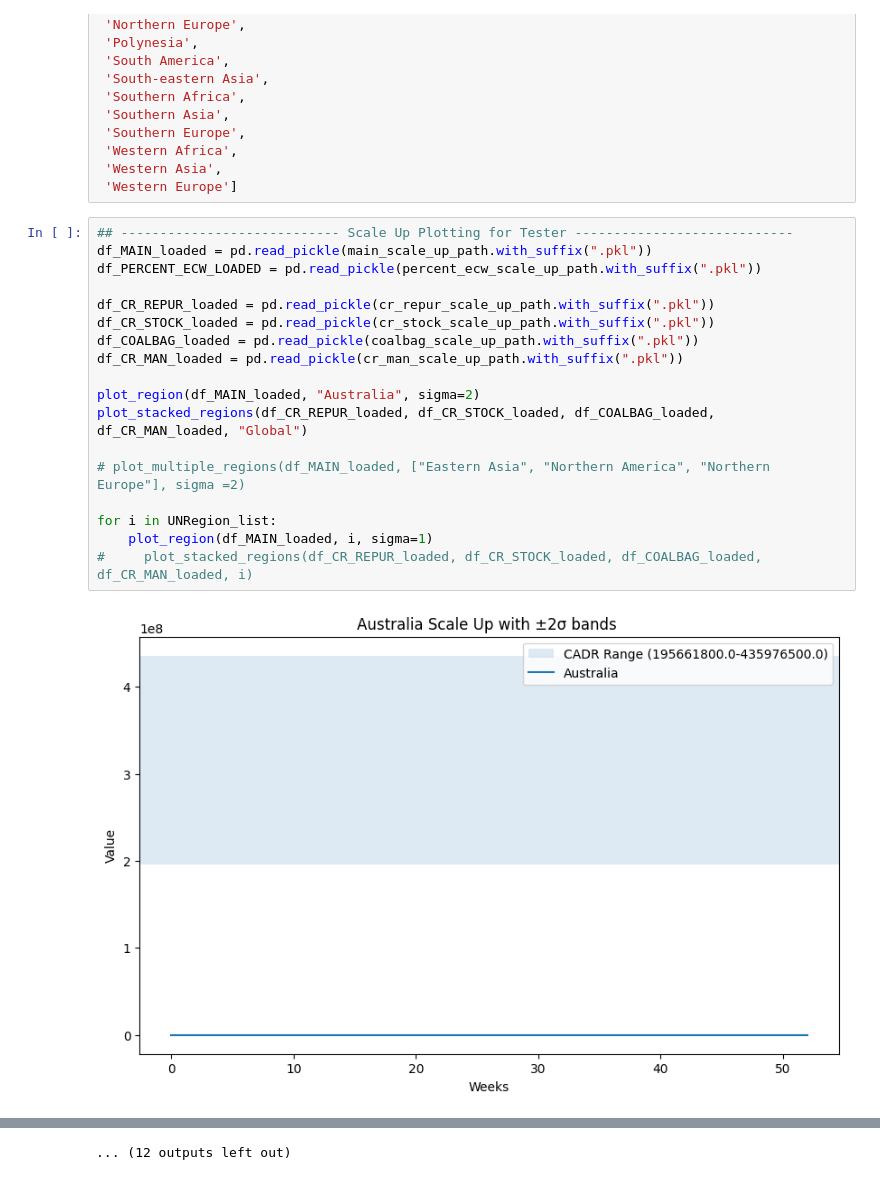
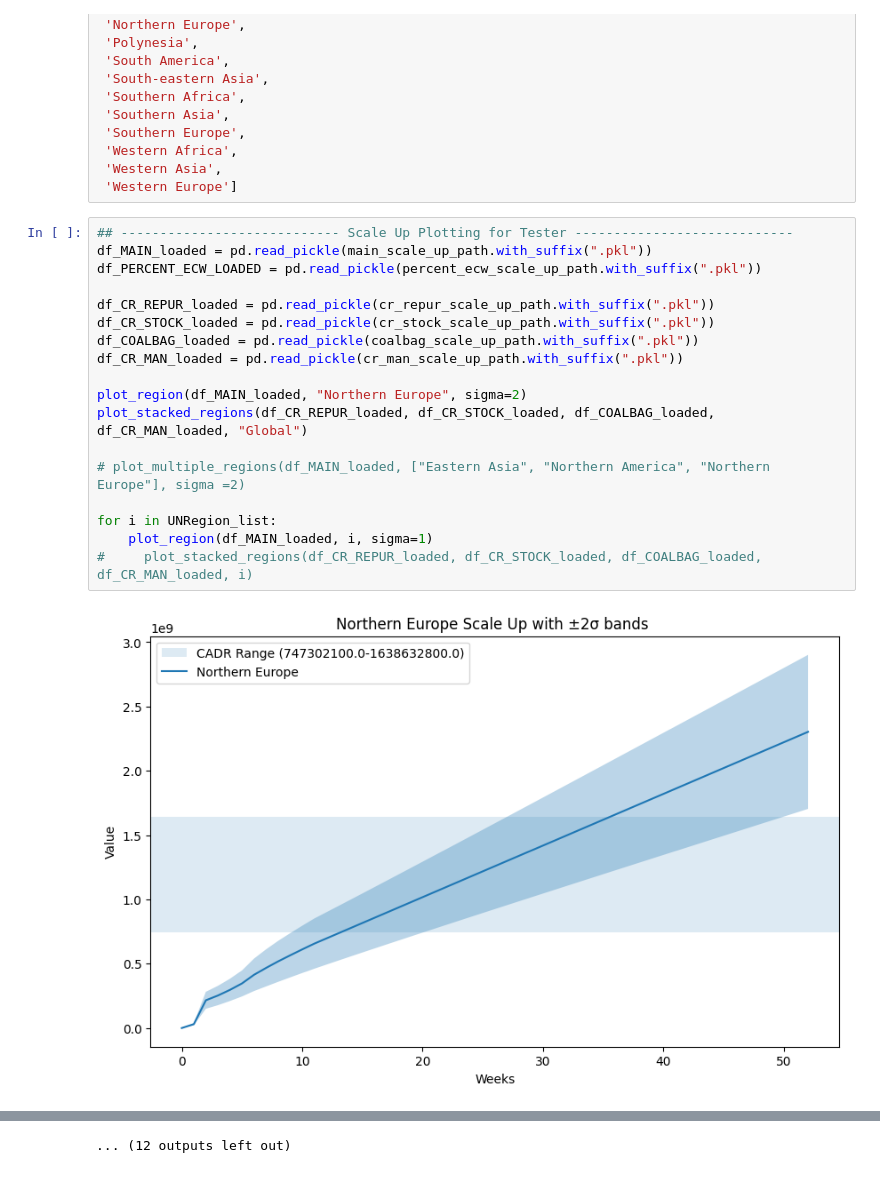
Before and after one commit to SPROOK/InRoomAirFilterScaleUp, a Jupyter notebook: scripts/Scale_Up_Visualiser.ipynb, the cells around one changed output, grey strips where cells are left out. Saved outputs shown, nothing was run; the diff lists cells and outputs as text.

```diff
--- a/scripts/Scale_Up_Visualiser.ipynb
+++ b/scripts/Scale_Up_Visualiser.ipynb
@@ -134,23 +134,23 @@ UNRegion_list = ['Australia and New Zealand',
 # %%
 ## ---------------------------- Scale Up Plotting for Tester ----------------------------
 df_MAIN_loaded = pd.read_pickle(main_scale_up_path.with_suffix(".pkl"))
 df_PERCENT_ECW_LOADED = pd.read_pickle(percent_ecw_scale_up_path.with_suffix(".pkl"))
 
 df_CR_REPUR_loaded = pd.read_pickle(cr_repur_scale_up_path.with_suffix(".pkl"))
 df_CR_STOCK_loaded = pd.read_pickle(cr_stock_scale_up_path.with_suffix(".pkl"))
 df_COALBAG_loaded = pd.read_pickle(coalbag_scale_up_path.with_suffix(".pkl"))
 df_CR_MAN_loaded = pd.read_pickle(cr_man_scale_up_path.with_suffix(".pkl"))
 
-plot_region(df_MAIN_loaded, "Australia", sigma=2)
+plot_region(df_MAIN_loaded, "Northern Europe", sigma=2)
 plot_stacked_regions(df_CR_REPUR_loaded, df_CR_STOCK_loaded, df_COALBAG_loaded, df_CR_MAN_loaded, "Global")
 
 # plot_multiple_regions(df_MAIN_loaded, ["Eastern Asia", "Northern America", "Northern Europe"], sigma =2)
 
 for i in UNRegion_list:
     plot_region(df_MAIN_loaded, i, sigma=1)
 #     plot_stacked_regions(df_CR_REPUR_loaded, df_CR_STOCK_loaded, df_COALBAG_loaded, df_CR_MAN_loaded, i)
 # %% [output]
-[figure, old version]
+[figure, new version]
 [figure]
 [figure]
 [figure]
```
Also changed, not shown: 3 other files.
